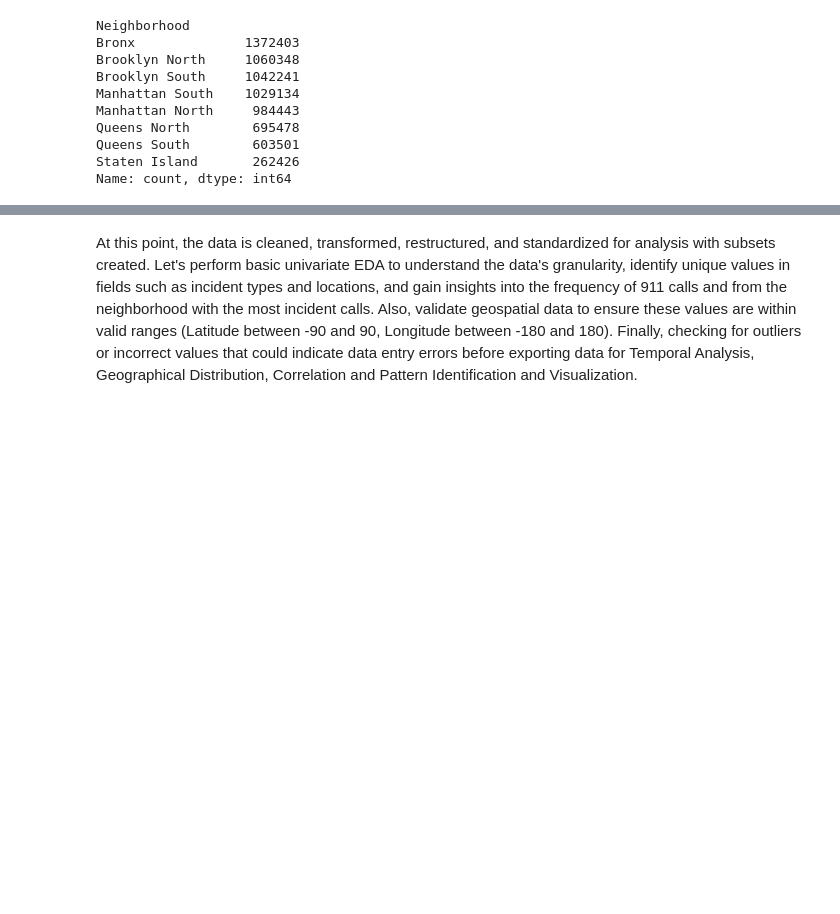
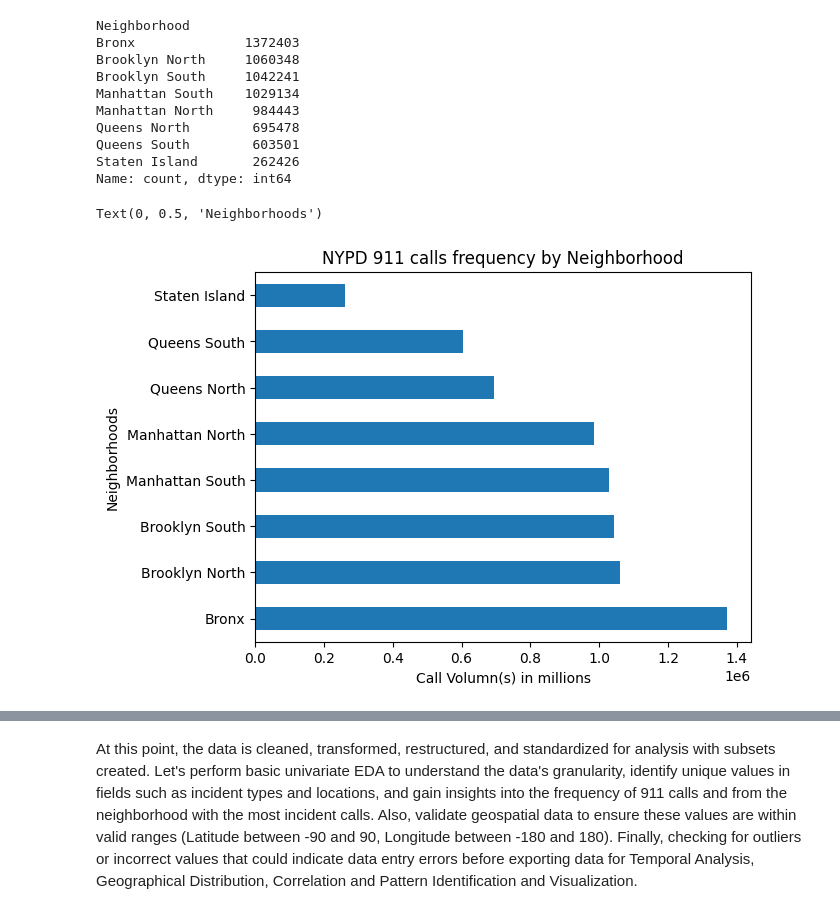
Before and after one commit to RaphRivers/Analysis-of-NYPD-911-Calls-Data-for-Enhanced-Public-Safety, a Jupyter notebook: notebook/data-preprocessing.ipynb, the cells around one changed output, grey strips where cells are left out. Drawn from its saved outputs; the diff is of its cells as text; code cells hidden in the pictures; blank space fills up the shorter version.

```diff
--- a/notebook/data-preprocessing.ipynb
+++ b/notebook/data-preprocessing.ipynb
@@ -355,6 +524,15 @@ Queens North        695478
 Queens South        603501
 Staten Island       262426
 Name: count, dtype: int64
+# %%
+# Fequency of emergency calls by Boroughs and Neighborhood
+df_subset['Neighborhood'].value_counts().plot(kind='barh')
+plt.title('NYPD 911 calls frequency by Neighborhood')
+plt.xlabel('Call Volumn(s) in millions')
+plt.ylabel('Neighborhoods')
+# %% [output]
+Text(0, 0.5, 'Neighborhoods')
+[figure, added]
 # %%
 # Preview the dataset for null values
 df_subset.isnull().sum()
```
Also changed, not shown: parts of 106 cells of this notebook.
